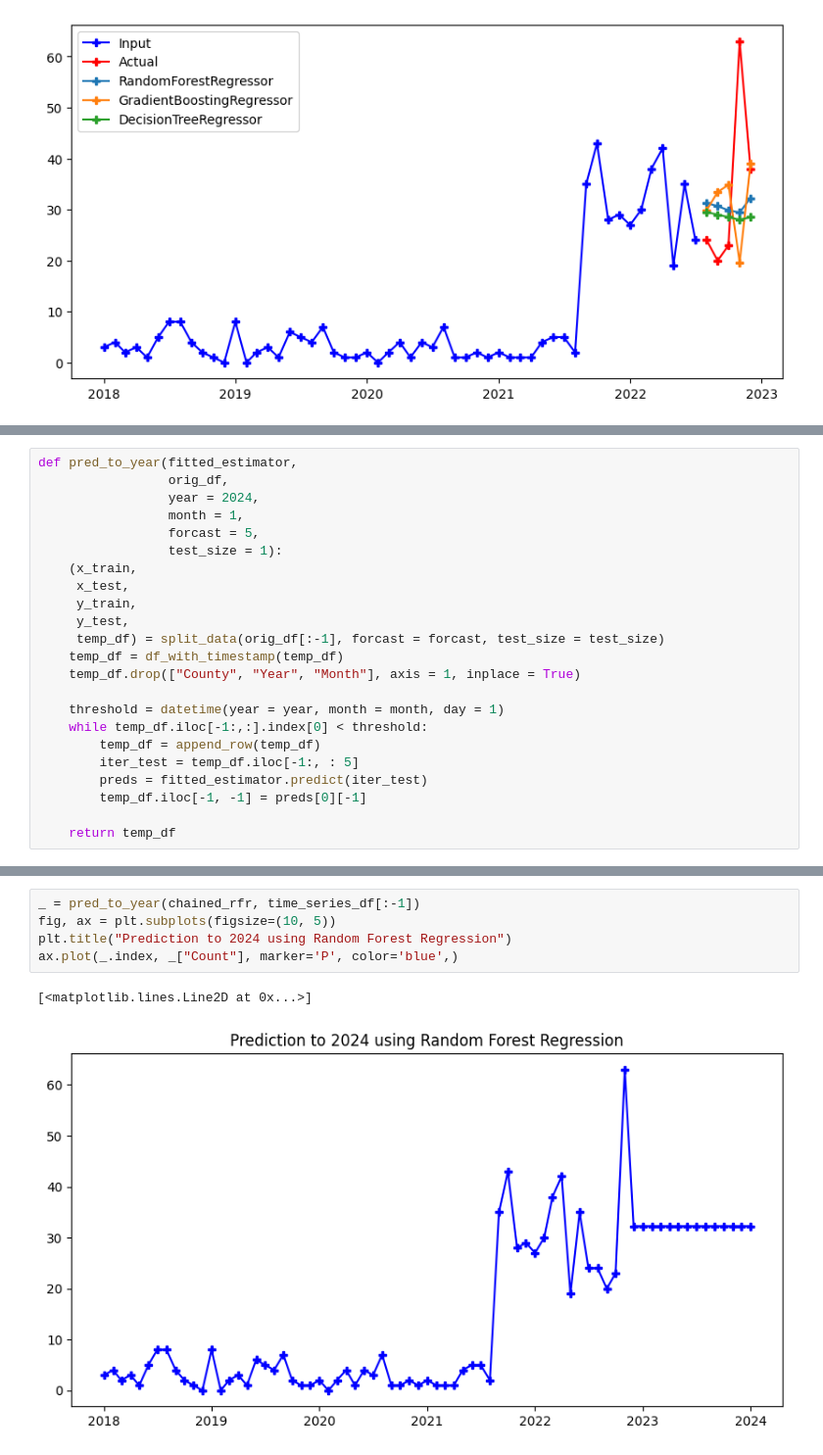
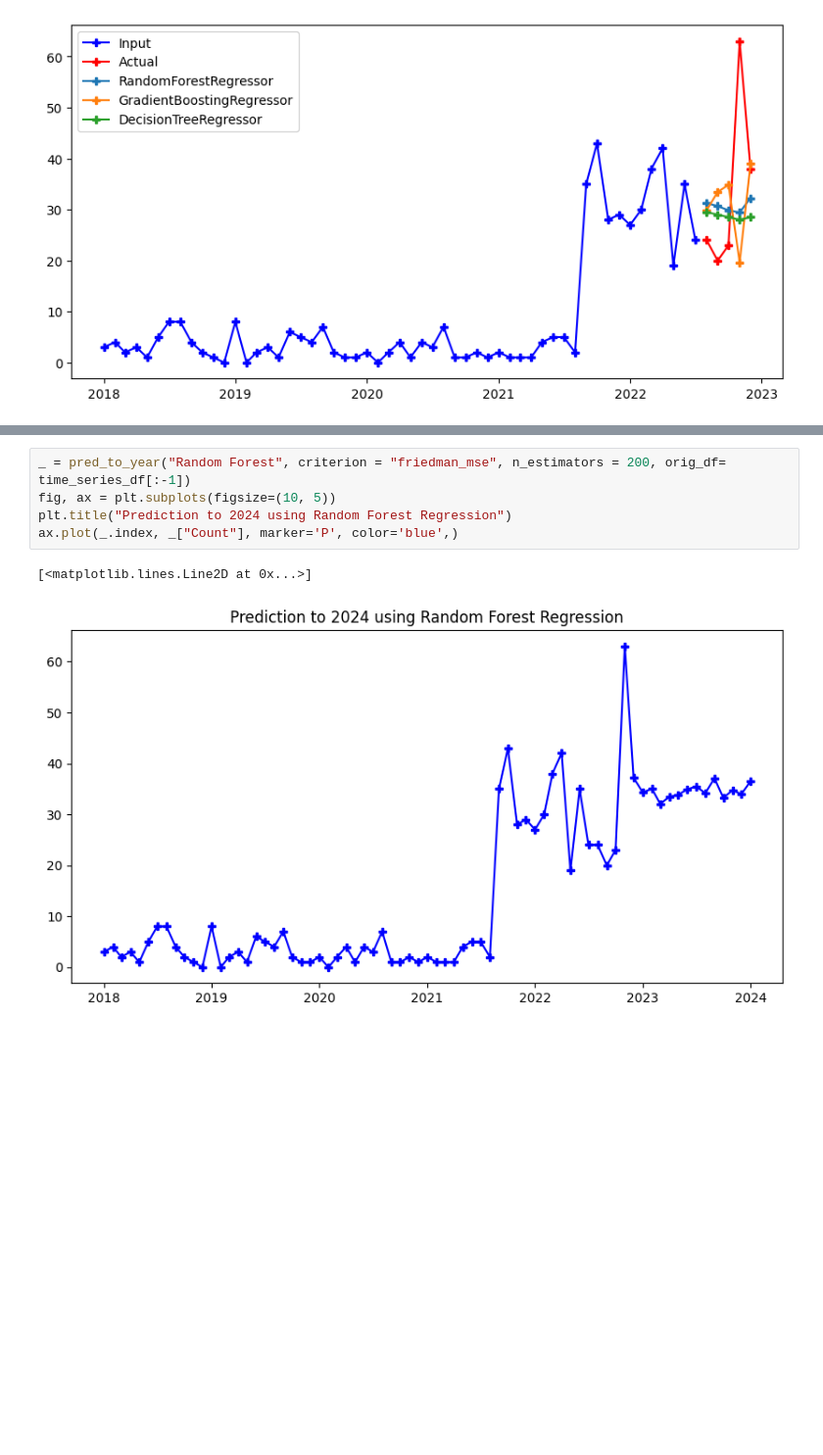
Before and after one commit to Joeyloganpython/Capstone, a Jupyter notebook: ML/County_timeseries.ipynb, the cells around one changed output, grey strips where cells are left out. Shown: that part at 98% size. Saved outputs shown, nothing was run; the diff lists cells and outputs as text; blank space fills up the shorter version.

```diff
--- a/ML/County_timeseries.ipynb
+++ b/ML/County_timeseries.ipynb
@@ -270,24 +350 @@ def append_row(df):
-# %%
-def pred_to_year(fitted_estimator,
-                 orig_df,
-                 year = 2024,
-                 month = 1,
-                 forcast = 5,
-                 test_size = 1):
-    (x_train,
-     x_test,
-     y_train,
-     y_test,
-     temp_df) = split_data(orig_df[:-1], forcast = forcast, test_size = test_size)
-    temp_df = df_with_timestamp(temp_df)
-    temp_df.drop(["County", "Year", "Month"], axis = 1, inplace = True)
-
-    threshold = datetime(year = year, month = month, day = 1)
-    while temp_df.iloc[-1:,:].index[0] < threshold:
-        temp_df = append_row(temp_df)
-        iter_test = temp_df.iloc[-1:, : 5]
-        preds = fitted_estimator.predict(iter_test)
-        temp_df.iloc[-1, -1] = preds[0][-1]
-
-    return temp_df
 # %%
@@ -318,8 +397,8 @@ ax.plot(_.index, _["Count"], marker='P', color='red')
 # %%
-_ = pred_to_year(chained_rfr, time_series_df[:-1])
+_ = pred_to_year("Random Forest", criterion = "friedman_mse", n_estimators = 200, orig_df= time_series_df[:-1])
 fig, ax = plt.subplots(figsize=(10, 5))
 plt.title("Prediction to 2024 using Random Forest Regression")
 ax.plot(_.index, _["Count"], marker='P', color='blue',)
 # %% [output]
 [<matplotlib.lines.Line2D at 0x...>]
-[figure, old version]
+[figure, new version]
```
Also changed, not shown: parts of 19 cells of this notebook.
